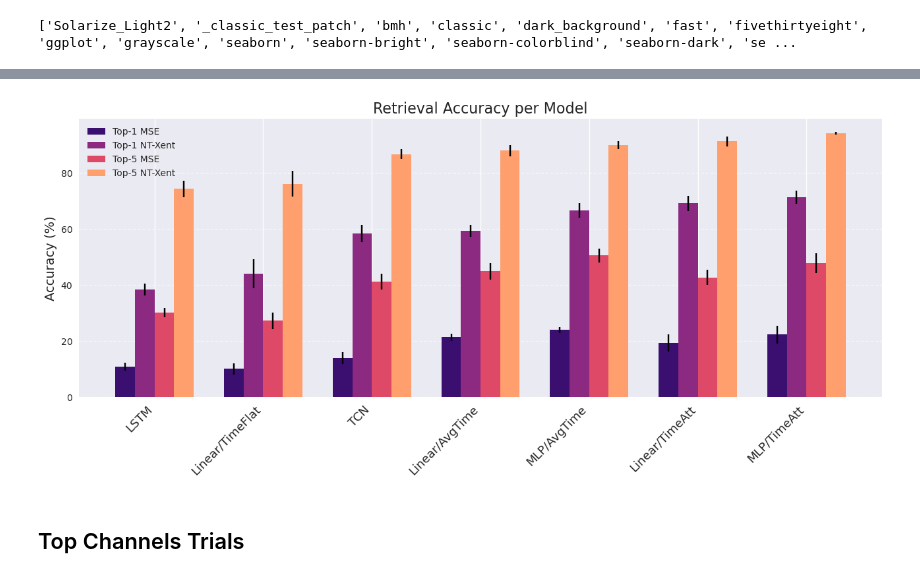
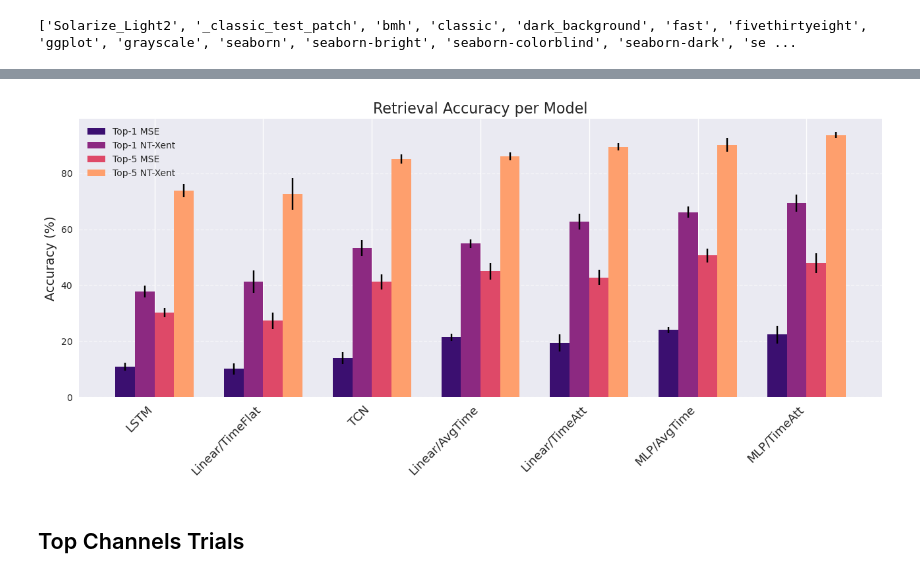
Before and after one commit to mattciff5/nlinear-monkeys, a Jupyter notebook: monkeys_retrieve.ipynb, the cells around one changed output, grey strips where cells are left out. Cells and saved outputs as stored; diff of their text form; code cells hidden in the pictures.

```diff
--- a/monkeys_retrieve.ipynb
+++ b/monkeys_retrieve.ipynb
@@ -969,15 +853,16 @@ models = np.array([
     'LSTM', 'TCN', 'Linear/TimeAtt', 'MLP/TimeAtt'
 ])
 
+
 top1_mse = np.array([10.1, 21.4, 24.0, 11.0, 14.0, 19.4, 22.4])
-top1_ntx = np.array([44.0, 59.4, 66.6, 38.4, 58.4, 69.2, 71.4])
+top1_ntx = np.array([41.3, 54.9, 66.1, 37.7, 53.3, 62.7, 69.3])
 top5_mse = np.array([27.3, 45.0, 50.6, 30.2, 41.2, 42.8, 47.8])
-top5_ntx = np.array([76.2, 88.0, 90.0, 74.4, 86.8, 91.3, 94.2])
+top5_ntx = np.array([72.6, 86.0, 90.1, 73.7, 85.1, 89.4, 93.6])
 
 top1_mse_err = np.array([2.10, 1.36, 1.10, 1.41, 2.19, 3.11, 3.14])
-top1_ntx_err = np.array([5.17, 2.06, 2.58, 2.15, 3.01, 2.71, 2.33])
+top1_ntx_err = np.array([3.92, 1.53, 2.08, 2.06, 2.72, 2.79, 3.01])
 top5_mse_err = np.array([2.89, 2.97, 2.42, 1.60, 2.79, 2.70, 3.54])
-top5_ntx_err = np.array([4.62, 2.10, 1.41, 2.94, 1.72, 1.85, 0.40])
+top5_ntx_err = np.array([5.66, 1.50, 2.48, 2.37, 1.56, 1.34, 1.03])
 
 # Step 1: massimo tra top1_mse e top1_ntx
 best_top1 = np.maximum(top1_mse, top1_ntx)
@@ -998,34 +883,34 @@ top5_mse_err = top5_mse_err[sorted_indices]
 top5_ntx_err = top5_ntx_err[sorted_indices]
 
 colors = {
     'top1_mse': '#3b0f70',
     'top1_ntx': '#8c2981',
     'top5_mse': '#de4968',
     'top5_ntx': '#fe9f6d'
 }
 
 # Plot
 x = np.arange(len(models))
 width = 0.18
 
 fig, ax = plt.subplots(figsize=(13, 6))
 b1 = ax.bar(x - 1.5*width, top1_mse, width, yerr=top1_mse_err, label='Top-1 MSE', capsize=5, color=colors['top1_mse'])
 b2 = ax.bar(x - 0.5*width, top1_ntx, width, yerr=top1_ntx_err, label='Top-1 NT-Xent', capsize=5, color=colors['top1_ntx'])
 b3 = ax.bar(x + 0.5*width, top5_mse, width, yerr=top5_mse_err, label='Top-5 MSE', capsize=5, color=colors['top5_mse'])
 b4 = ax.bar(x + 1.5*width, top5_ntx, width, yerr=top5_ntx_err, label='Top-5 NT-Xent', capsize=5, color=colors['top5_ntx'])
 
 # Layout
 ax.set_ylabel('Accuracy (%)', fontsize=14)
 ax.set_title('Retrieval Accuracy per Model', fontsize=16)
 ax.set_xticks(x)
 ax.set_xticklabels(models, rotation=45, ha='right', fontsize=13)
 ax.legend()
 ax.grid(axis='y', linestyle='--', alpha=0.6)
 
 plt.tight_layout()
 plt.show()
 # %% [output]
-[figure, old version]
+[figure, new version]
 # %% [markdown]
 ## Top Channels Trials
 # %%
```
Also changed, not shown: parts of 22 cells of this notebook.
